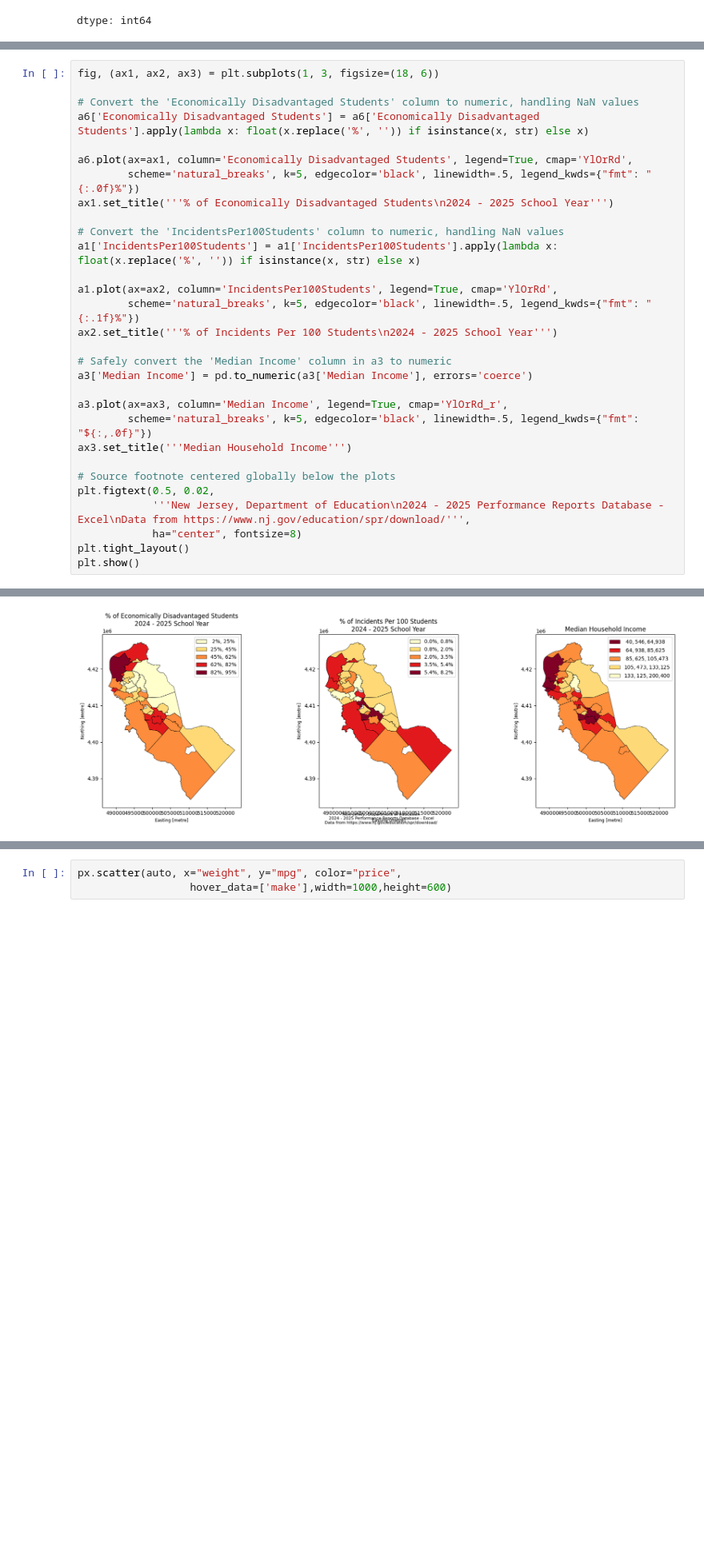
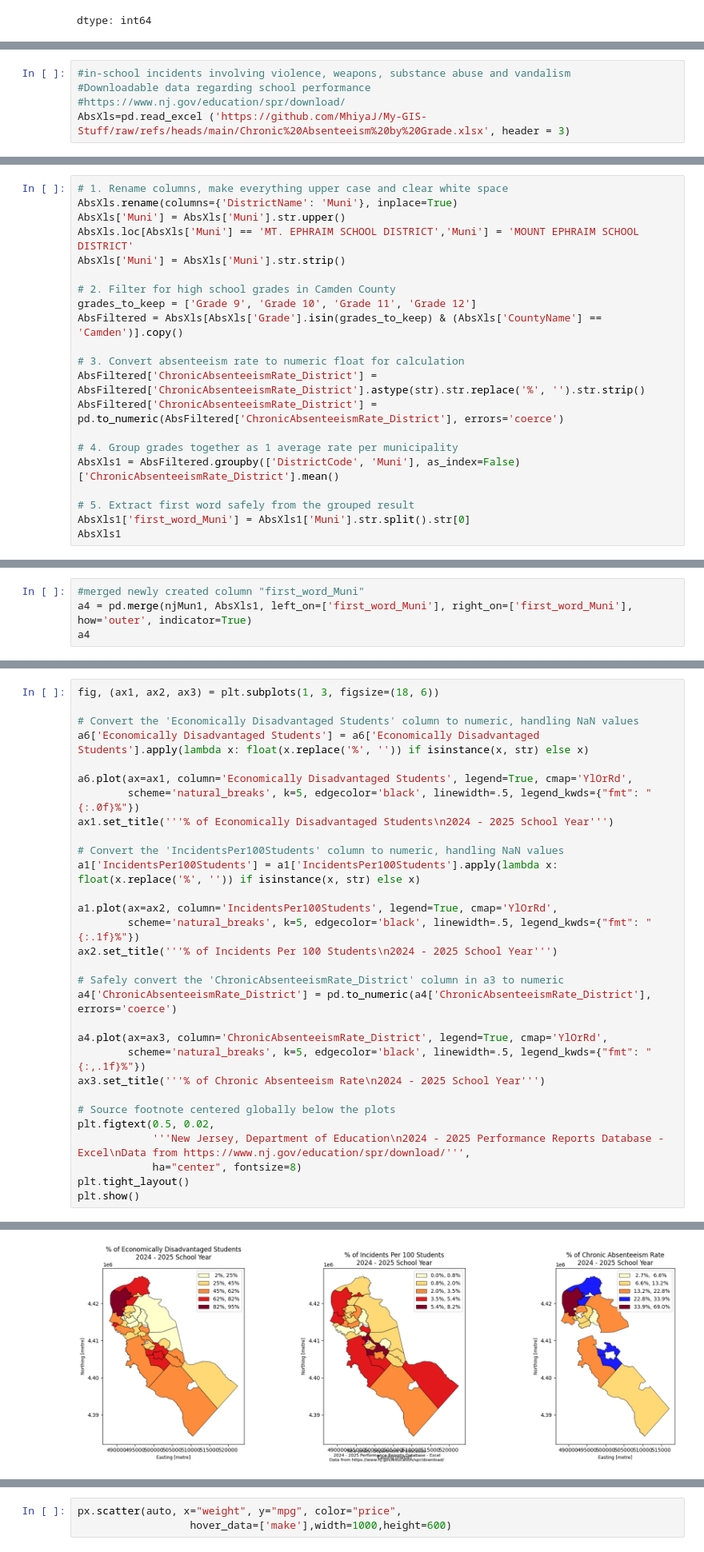
Before and after one commit to MhiyaJ/My-GIS-Stuff, a Jupyter notebook: After School Programs PS2.ipynb, the cells around one changed output, grey strips where cells are left out. Shown at 80% size. Drawn from its saved outputs; the diff is of its cells as text; blank space fills up the shorter version.

```diff
--- a/After School Programs PS2.ipynb
+++ b/After School Programs PS2.ipynb
@@ -433,0 +447,5 @@ Perfect Merge - all on both.
+# %%
+#in-school incidents involving violence, weapons, substance abuse and vandalism
+#Downloadable data regarding school performance
+#https://www.nj.gov/education/spr/download/
+AbsXls=pd.read_excel ('https://github.com/MhiyaJ/My-GIS-Stuff/raw/refs/heads/main/Chronic%20Absenteeism%20by%20Grade.xlsx', header = 3)
@@ -433,0 +459,21 @@ Perfect Merge - all on both.
+# %%
+# 1. Rename columns, make everything upper case and clear white space
+AbsXls.rename(columns={'DistrictName': 'Muni'}, inplace=True)
+AbsXls['Muni'] = AbsXls['Muni'].str.upper()
+AbsXls.loc[AbsXls['Muni'] == 'MT. EPHRAIM SCHOOL DISTRICT','Muni'] = 'MOUNT EPHRAIM SCHOOL DISTRICT'
+AbsXls['Muni'] = AbsXls['Muni'].str.strip()
+
+# 2. Filter for high school grades in Camden County
+grades_to_keep = ['Grade 9', 'Grade 10', 'Grade 11', 'Grade 12']
+AbsFiltered = AbsXls[AbsXls['Grade'].isin(grades_to_keep) & (AbsXls['CountyName'] == 'Camden')].copy()
+
+# 3. Convert absenteeism rate to numeric float for calculation
+AbsFiltered['ChronicAbsenteeismRate_District'] = AbsFiltered['ChronicAbsenteeismRate_District'].astype(str).str.replace('%', '').str.strip()
+AbsFiltered['ChronicAbsenteeismRate_District'] = pd.to_numeric(AbsFiltered['ChronicAbsenteeismRate_District'], errors='coerce')
+
+# 4. Group grades together as 1 average rate per municipality
+AbsXls1 = AbsFiltered.groupby(['DistrictCode', 'Muni'], as_index=False)['ChronicAbsenteeismRate_District'].mean()
+
+# 5. Extract first word safely from the grouped result
+AbsXls1['first_word_Muni'] = AbsXls1['Muni'].str.split().str[0]
+AbsXls1
@@ -433,0 +498,4 @@ Perfect Merge - all on both.
+# %%
+#merged newly created column "first_word_Muni"
+a4 = pd.merge(njMun1, AbsXls1, left_on=['first_word_Muni'], right_on=['first_word_Muni'], how='outer', indicator=True)
+a4
@@ -457,12 +545,12 @@ a1.plot(ax=ax2, column='IncidentsPer100Students', legend=True, cmap='YlOrRd',
         scheme='natural_breaks', k=5, edgecolor='black', linewidth=.5, legend_kwds={"fmt": "{:.1f}%"})
 ax2.set_title('''% of Incidents Per 100 Students\n2024 - 2025 School Year''')
 
-# Safely convert the 'Median Income' column in a3 to numeric
-a3['Median Income'] = pd.to_numeric(a3['Median Income'], errors='coerce')
+# Safely convert the 'ChronicAbsenteeismRate_District' column in a3 to numeric
+a4['ChronicAbsenteeismRate_District'] = pd.to_numeric(a4['ChronicAbsenteeismRate_District'], errors='coerce')
 
-a3.plot(ax=ax3, column='Median Income', legend=True, cmap='YlOrRd_r',
-        scheme='natural_breaks', k=5, edgecolor='black', linewidth=.5, legend_kwds={"fmt": "${:,.0f}"})
-ax3.set_title('''Median Household Income''')
+a4.plot(ax=ax3, column='ChronicAbsenteeismRate_District', legend=True, cmap='YlOrRd',
+        scheme='natural_breaks', k=5, edgecolor='black', linewidth=.5, legend_kwds={"fmt": "{:,.1f}%"})
+ax3.set_title('''% of Chronic Absenteeism Rate\n2024 - 2025 School Year''')
 
 # Source footnote centered globally below the plots
 plt.figtext(0.5, 0.02,
@@ -480,4 +568,4 @@ Text(0.5, 1.0, 'Median Household Income')
 Text(0.5, 0.02, 'New Jersey, Department of Education\n2024 - 2025 Performance Reports Database - Excel\nData from https://www.nj.gov/education/spr/download/')
-[figure, old version]
+[figure, new version]
 # %% [markdown]
 can eyeball and cross check with others work
```
Also changed, not shown: parts of 14 cells of this notebook.
